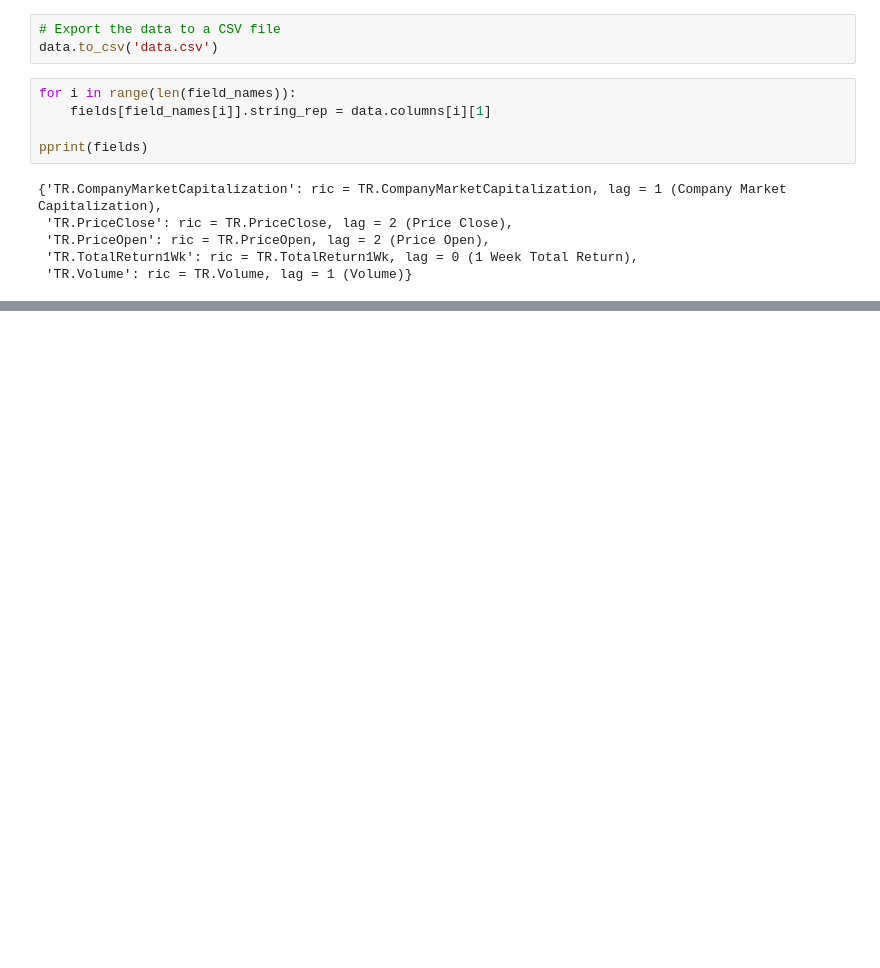
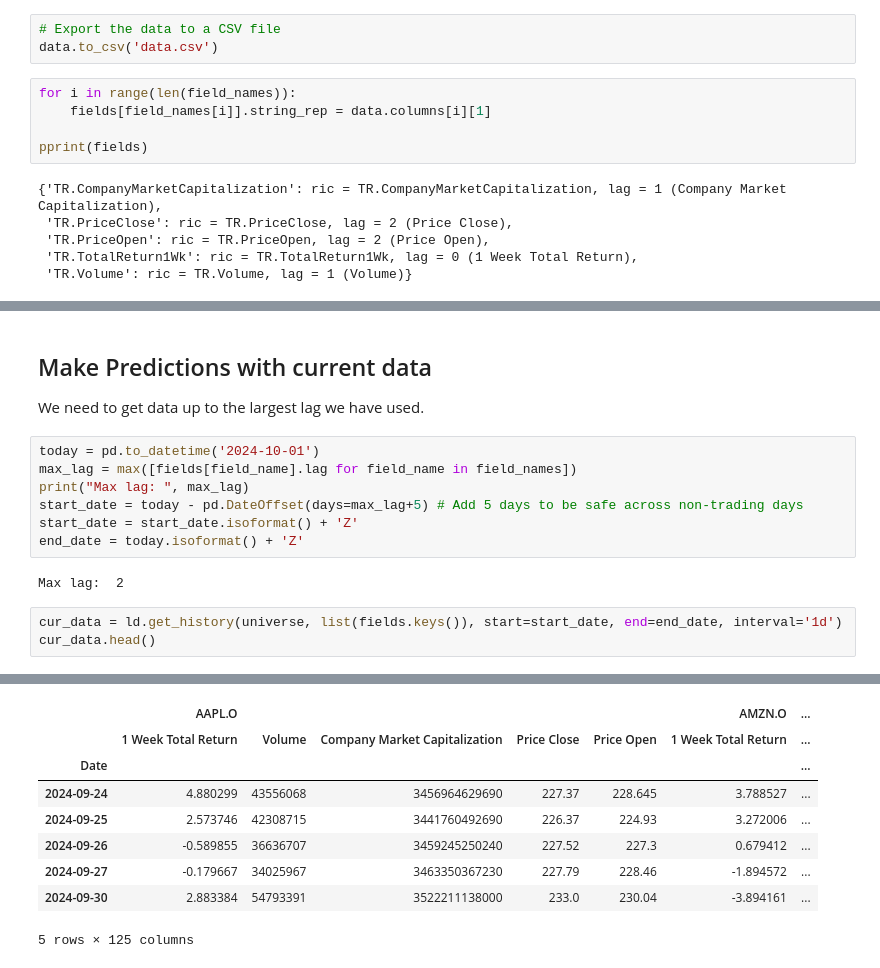
Before and after one commit to BrandonTang89/PortfolioManagement, a Jupyter notebook: PortfolioOptimisation.ipynb, the cells around one changed output, grey strips where cells are left out. Drawn from its saved outputs; the diff is of its cells as text; blank space fills up the shorter version.

```diff
--- a/PortfolioOptimisation.ipynb
+++ b/PortfolioOptimisation.ipynb
@@ -245,0 +334,16 @@ Now we have our `X` and we need to predict `y` values. We will split the data in
+# %% [markdown]
+##  Make Predictions with current data
+We need to get data up to the largest lag we have used.
+# %%
+today = pd.to_datetime('2024-10-01')
+max_lag = max([fields[field_name].lag for field_name in field_names])
+print("Max lag: ", max_lag)
+start_date = today - pd.DateOffset(days=max_lag+5) # Add 5 days to be safe across non-trading days
+start_date = start_date.isoformat() + 'Z'
+end_date = today.isoformat() + 'Z'
+# %% [output]
+Max lag:  2
+# %%
+cur_data = ld.get_history(universe, list(fields.keys()), start=start_date, end=end_date, interval='1d')
+cur_data.head()
+# %% [output]
@@ -245,0 +352,9 @@ Now we have our `X` and we need to predict `y` values. We will split the data in
+|  | AAPL.O |  |  |  |  | AMZN.O | ... |
+|  | 1 Week Total Return | Volume | Company Market Capitalization | Price Close | Price Open | 1 Week Total Return | ... |
+| Date |  |  |  |  |  |  | ... |
+| 2024-09-24 | 4.880299 | 43556068 | 3456964629690 | 227.37 | 228.645 | 3.788527 | ... |
+| 2024-09-25 | 2.573746 | 42308715 | 3441760492690 | 226.37 | 224.93 | 3.272006 | ... |
+| 2024-09-26 | -0.589855 | 36636707 | 3459245250240 | 227.52 | 227.3 | 0.679412 | ... |
+| 2024-09-27 | -0.179667 | 34025967 | 3463350367230 | 227.79 | 228.46 | -1.894572 | ... |
+| 2024-09-30 | 2.883384 | 54793391 | 3522211138000 | 233.0 | 230.04 | -3.894161 | ... |
+5 rows × 125 columns
```
Also changed, not shown: parts of 28 cells of this notebook, 5 other files.
